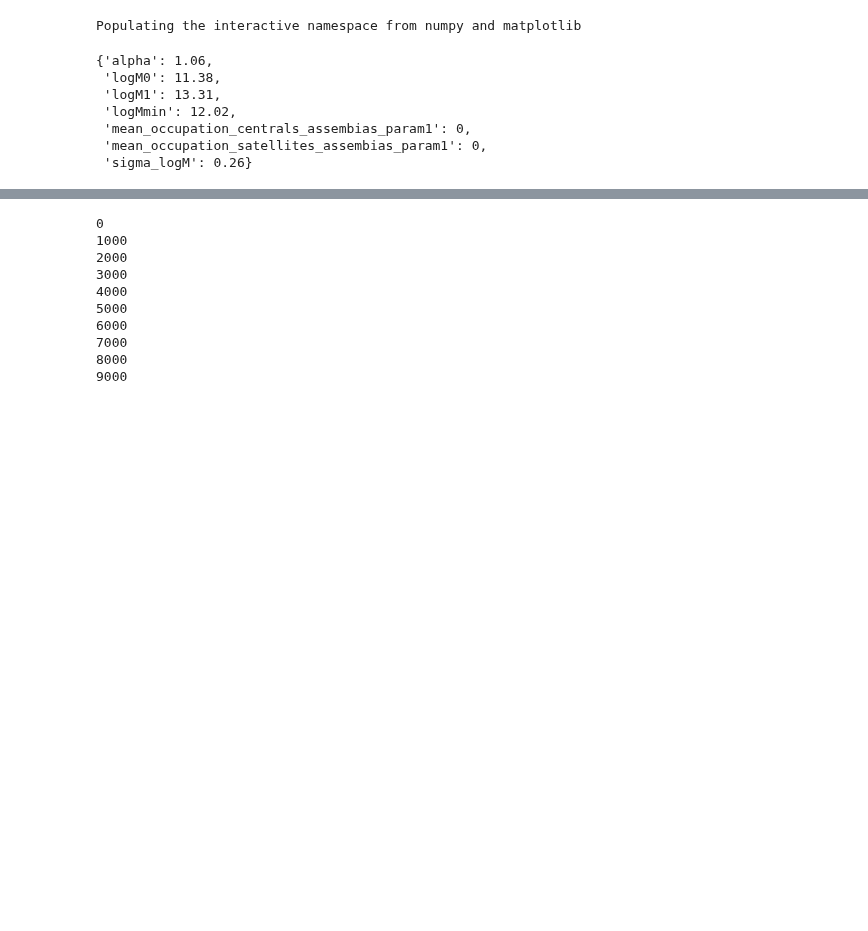
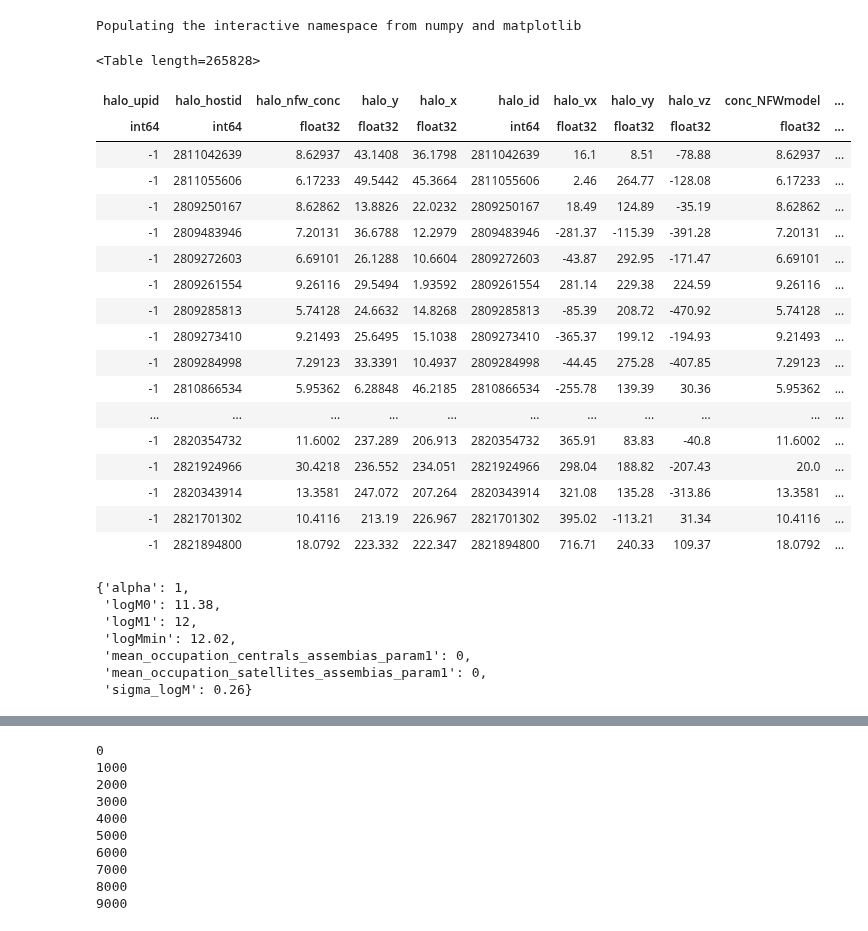
Before and after one commit to KuanWang-Astro/Fisher-paper-version, a Jupyter notebook: Quick_gal_cat.ipynb, the cells around one changed output, grey strips where cells are left out. Drawn from its saved outputs; the diff is of its cells as text; code cells hidden in the pictures; blank space fills up the shorter version.

```diff
--- a/Quick_gal_cat.ipynb
+++ b/Quick_gal_cat.ipynb
@@ -30,17 +27,41 @@ try:
     dHOD.mock.populate()
 except:
     dHOD.populate_mock(halocat)
+# %%
+dHOD.mock.galaxy_table
+# %% [output]
+<Table length=265828>
+| halo_upid | halo_hostid | halo_nfw_conc | halo_y | halo_x | halo_id | halo_vx | halo_vy | halo_vz | conc_NFWmodel | ... |
+| int64 | int64 | float32 | float32 | float32 | int64 | float32 | float32 | float32 | float32 | ... |
+| -1 | 2811042639 | 8.62937 | 43.1408 | 36.1798 | 2811042639 | 16.1 | 8.51 | -78.88 | 8.62937 | ... |
+| -1 | 2811055606 | 6.17233 | 49.5442 | 45.3664 | 2811055606 | 2.46 | 264.77 | -128.08 | 6.17233 | ... |
+| -1 | 2809250167 | 8.62862 | 13.8826 | 22.0232 | 2809250167 | 18.49 | 124.89 | -35.19 | 8.62862 | ... |
+| -1 | 2809483946 | 7.20131 | 36.6788 | 12.2979 | 2809483946 | -281.37 | -115.39 | -391.28 | 7.20131 | ... |
+| -1 | 2809272603 | 6.69101 | 26.1288 | 10.6604 | 2809272603 | -43.87 | 292.95 | -171.47 | 6.69101 | ... |
+| -1 | 2809261554 | 9.26116 | 29.5494 | 1.93592 | 2809261554 | 281.14 | 229.38 | 224.59 | 9.26116 | ... |
+| -1 | 2809285813 | 5.74128 | 24.6632 | 14.8268 | 2809285813 | -85.39 | 208.72 | -470.92 | 5.74128 | ... |
+| -1 | 2809273410 | 9.21493 | 25.6495 | 15.1038 | 2809273410 | -365.37 | 199.12 | -194.93 | 9.21493 | ... |
+| -1 | 2809284998 | 7.29123 | 33.3391 | 10.4937 | 2809284998 | -44.45 | 275.28 | -407.85 | 7.29123 | ... |
+| -1 | 2810866534 | 5.95362 | 6.28848 | 46.2185 | 2810866534 | -255.78 | 139.39 | 30.36 | 5.95362 | ... |
+| ... | ... | ... | ... | ... | ... | ... | ... | ... | ... | ... |
+| -1 | 2820354732 | 11.6002 | 237.289 | 206.913 | 2820354732 | 365.91 | 83.83 | -40.8 | 11.6002 | ... |
+| -1 | 2821924966 | 30.4218 | 236.552 | 234.051 | 2821924966 | 298.04 | 188.82 | -207.43 | 20.0 | ... |
+| -1 | 2820343914 | 13.3581 | 247.072 | 207.264 | 2820343914 | 321.08 | 135.28 | -313.86 | 13.3581 | ... |
+| -1 | 2821701302 | 10.4116 | 213.19 | 226.967 | 2821701302 | 395.02 | -113.21 | 31.34 | 10.4116 | ... |
+| -1 | 2821894800 | 18.0792 | 223.332 | 222.347 | 2821894800 | 716.71 | 240.33 | 109.37 | 18.0792 | ... |
 # %%
-halocat = FakeSim(num_massbins=6,num_halos_per_massbin=1)
+halocat = FakeSim(num_massbins=10,num_halos_per_massbin=1)
 model = decorated_hod_model()
 model.param_dict['mean_occupation_centrals_assembias_param1']=0
 model.param_dict['mean_occupation_satellites_assembias_param1']=0
+model.param_dict['alpha']=1
+model.param_dict['logM1']=12
 model.populate_mock(halocat)
 model.param_dict
 # %% [output]
-{'alpha': 1.06,
+{'alpha': 1,
  'logM0': 11.38,
- 'logM1': 13.31,
+ 'logM1': 12,
  'logMmin': 12.02,
  'mean_occupation_centrals_assembias_param1': 0,
  'mean_occupation_satellites_assembias_param1': 0,
```
Also changed, not shown: parts of 8 cells of this notebook.
